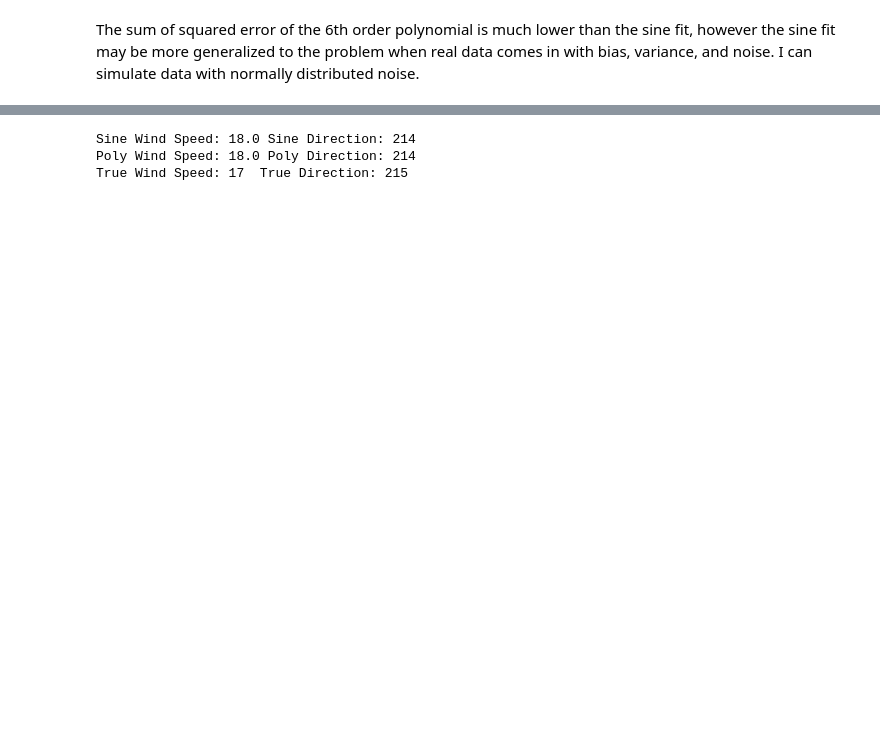
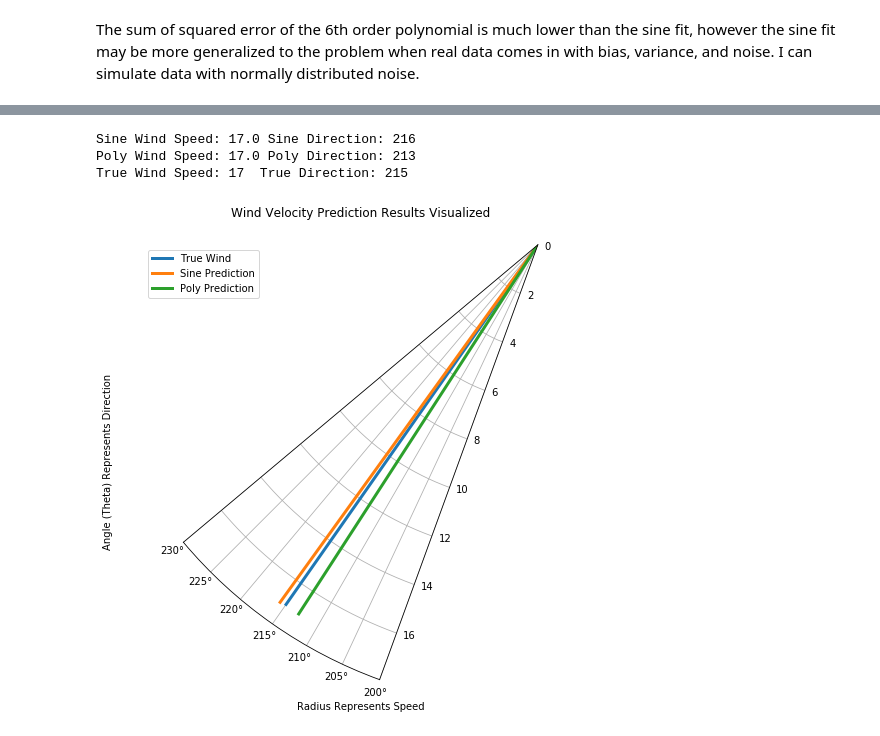
Before and after one commit to busbykt/RPi4Aviation, a Jupyter notebook: Ground Wind Velocity.ipynb, the cells around one changed output, grey strips where cells are left out. Cells and saved outputs as stored; diff of their text form; code cells hidden in the pictures; blank space fills up the shorter version.

```diff
--- a/Ground Wind Velocity.ipynb
+++ b/Ground Wind Velocity.ipynb
@@ -308,21 +308,35 @@ simdata['poly_pred'] = ffit
 # %%
 # Calculate sine fit predictions
 pred_speed = np.mean([abs(np.min(simdata['sine_pred'])), abs(np.max(simdata['sine_pred']))])
 pred_dir = simdata[simdata['sine_pred'] == np.max(simdata['sine_pred'])]['grounddir']
 if pred_dir.values[0] < 0:
     pred_dir = pred_dir.values[0] + 360
 
 # Calculate polyfit predictions
 poly_speed = np.mean([abs(np.min(ffit)), abs(np.max(ffit))])
-poly_dir = simdata[simdata['sine_pred'] == np.max(simdata['sine_pred'])]['grounddir']
+poly_dir = simdata[simdata['poly_pred'] == np.max(simdata['poly_pred'])]['grounddir']
 if poly_dir.values[0] < 0:
     poly_dir = poly_dir.values[0] + 360
 
 
 print('Sine Wind Speed:',np.round(pred_speed,0),'Sine Direction:',int(np.round(pred_dir,0)))
 print('Poly Wind Speed:', np.round(poly_speed,0),'Poly Direction:',int(np.round(poly_dir,0)))
 print('True Wind Speed:',windspeed,' True Direction:', winddir)
+
+plt.figure(figsize=[8,8])
+plt.polar([0,np.radians(winddir)], [0,windspeed], label = 'True Wind', lw=3)
+plt.polar([0,np.radians(pred_dir)], [0,pred_speed], label = 'Sine Prediction', lw=3)
+plt.polar([0,np.radians(poly_dir)], [0,poly_speed], label = 'Poly Prediction', lw=3)
+plt.title('Wind Velocity Prediction Results Visualized')
+plt.legend()
+plt.ylabel('Angle (Theta) Represents Direction', labelpad=30)
+plt.xlabel('Radius Represents Speed')
+plt.xlim(np.radians(winddir-15), np.radians(winddir+15))
+axes = plt.gca()
+axes.set_theta_offset(np.pi/2)
+axes.set_theta_direction(-1)
 # %% [output]
-Sine Wind Speed: 18.0 Sine Direction: 214
-Poly Wind Speed: 18.0 Poly Direction: 214
+Sine Wind Speed: 17.0 Sine Direction: 216
+Poly Wind Speed: 17.0 Poly Direction: 213
 True Wind Speed: 17  True Direction: 215
+[figure, added]
```
Also changed, not shown: parts of 14 cells of this notebook.
